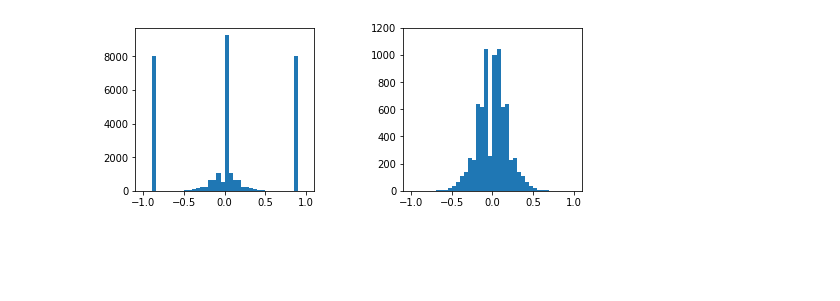
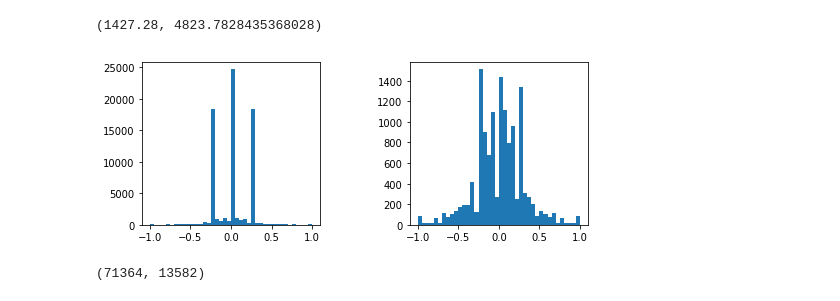
Before and after one commit to yuetingliu/CarND-Behavior-Cloning-P3, a Jupyter notebook: model.ipynb, the cells around one changed output. Saved outputs shown, nothing was run; the diff lists cells and outputs as text; code cells hidden in the pictures; blank space fills up the shorter version.

Commit message:
use more data and add brightness distortion
collect my own driving data on track 1 of the simulator, add brightness distortion in data pre-processing

```diff
--- a/model.ipynb
+++ b/model.ipynb
@@ -87,22 +140,29 @@ def generator_(X, y, batch_size = 64):
             y_batch = np.array(y[offset:end])
             yield X_batch, y_batch
 # %%
-def trim_data(images, steers, nb_bins=40, cutoff=2000):
-    """Make the training data distribution less steep by discarding some data
-
+def trim_data(images, steers, nb_bins=40, cutoff = None, threshold = None):
+    """
+    Make the training data distribution less steep by discarding some data
+    -----
     Params:
     nb_bins: the number of bins for counting steers angles
     cutoff: the value threshold, if a steering angle has more samples than it, then remove part of the data
-
+    -----
     Return: trimmed images and steering angles
     """
-    hist, bins = np.histogram(steers, bins=np.linspace(-1,1, nb_bins))
+    hist, bins = np.histogram(steers, bins=np.linspace(np.min(steers),np.max(steers), nb_bins))
     # Find the bins that need to discard some data
-    bin_ind_to_remove = [i for i in range(len(hist)) if hist[i]>cutoff]
-
+    mean, std = np.mean(hist), np.std(hist)
+    # If cutoff is not provided, then the cutoff equals the mean plus one std
+    if cutoff is None:
+        cutoff = mean+std
+    bin_ind_to_remove = [i for i in range(len(hist)) if hist[i] > cutoff]
+    # If threshold is not provided, then the threshold is the maximum of the residial values
+    if threshold is None:
+        threshold = np.max([hist[i] for i in range(len(hist)) if i not in bin_ind_to_remove])
     # Calculate the probability to keep for the selected bins.
-    # The prob equals the average adjacent bin counts divided by the real counts of the bin
-    keep_prob = [(hist[i-1]+hist[i+1])/(2*hist[i]) for i in bin_ind_to_remove]
+    # The prob equals the threshold divided by the real counts of the bin
+    keep_prob = [threshold/(hist[i]) for i in bin_ind_to_remove]
 
     # Create an index for data deletion
     index2delete = []
@@ -121,24 +181,34 @@ def trim_data(images, steers, nb_bins=40, cutoff=2000):
 # %%
 # Get the images and steering angle data
 images, steers = [], []
-image, steer = load_data('./data')
-images.extend(image)
-steers.extend(steer)
+for data in ['./data', './data3']:
+    image, steer = load_data(data)
+    images.extend(image)
+    steers.extend(steer)
 # %%
 trimmed_images, trimmed_steers = trim_data(images, steers)
+# %%
+hist, bins = np.histogram(steers, bins=50)
+np.mean(hist), np.std(hist)
+# %% [output]
+(1427.28, 4823.7828435368028)
 # %%
 # Visualize the steering angles distribution
 fig, axes = plt.subplots(1, 2, figsize=(8, 3))
 axes[0].hist(steers, bins=40)
 # axes[0].set_ylim(0, 5000)
 axes[1].hist(trimmed_steers,bins=40)
-axes[1].set_ylim(0, 1200)
+# axes[1].set_ylim(0, 1200)
 plt.subplots_adjust(wspace=0.5)
 
 plt.show()
 fig.savefig('Data_distribution.png', dpi=300)
 # %% [output]
-[figure, old version]
+[figure, new version]
+# %%
+len(images), len(trimmed_images)
+# %% [output]
+(71364, 13582)
 # %%
 # Split the data into training and validation sets
 train_images, train_steers, valid_images, valid_steers = train_valid_split(trimmed_images, trimmed_steers)
```
Also changed, not shown: parts of 7 cells of this notebook, 8 other files.
